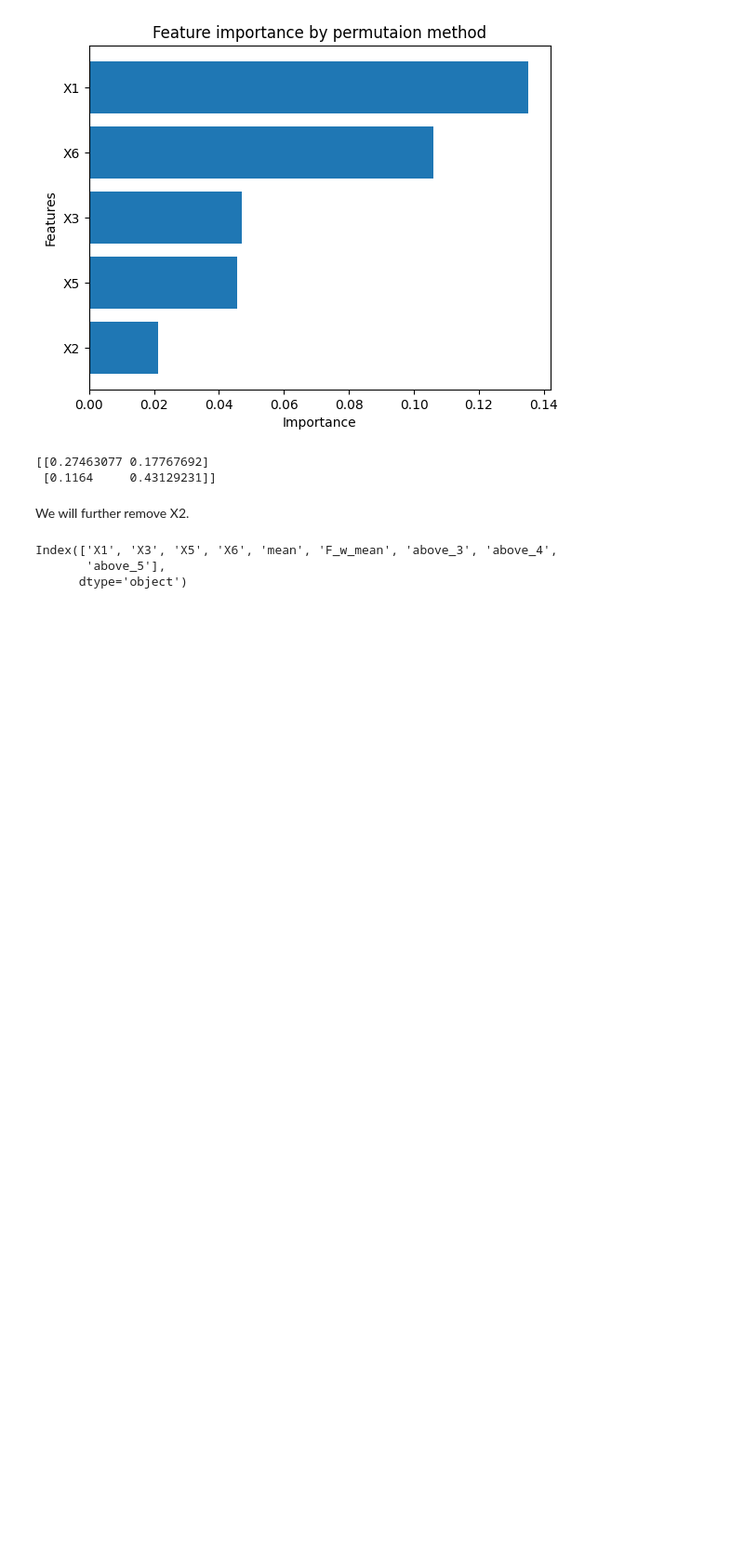
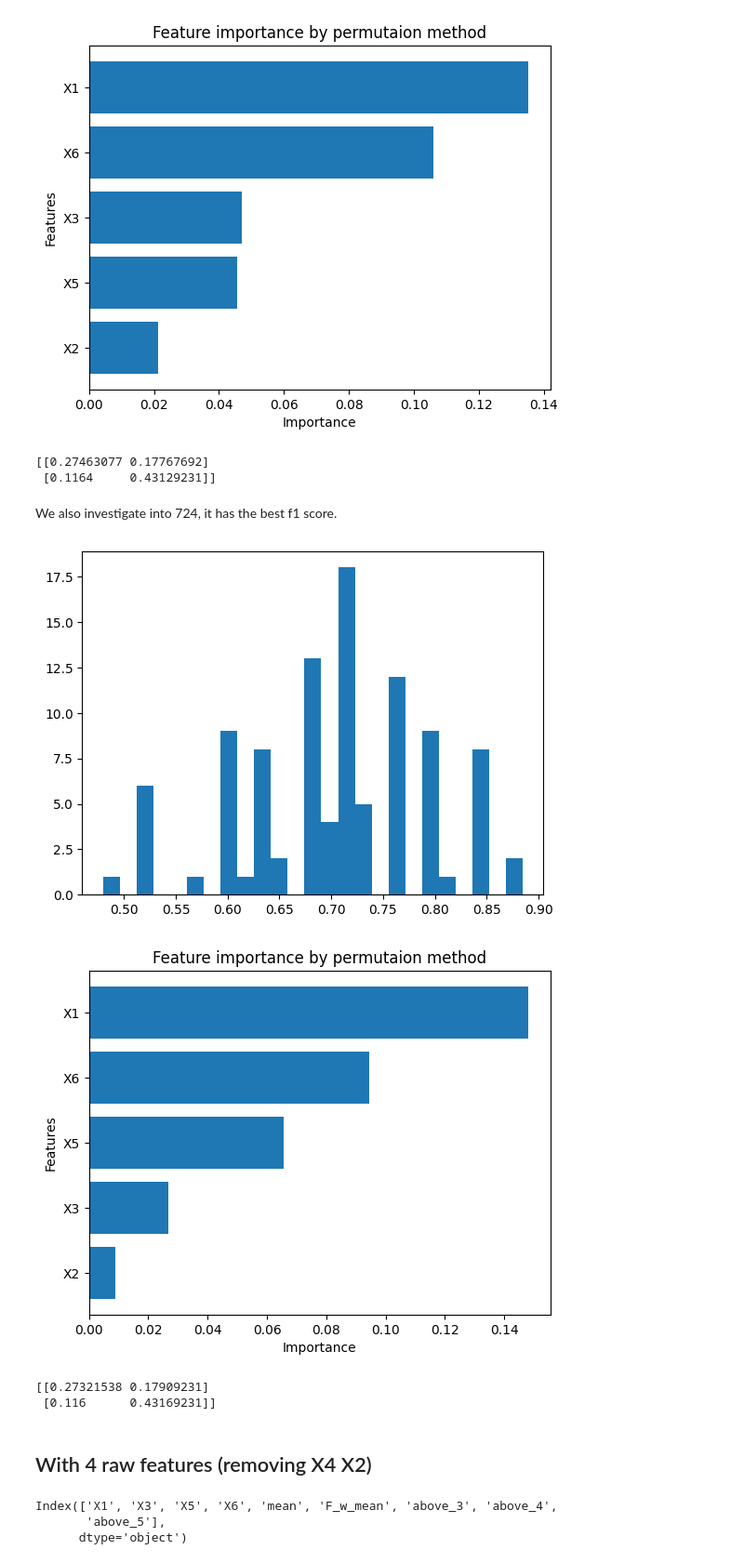
Before and after one commit to YCoeusZ/OAM6GH5slDAHadnQ, a Jupyter notebook: note_books/KNN_and_A_Standdard_Pipeline.ipynb, the cells around one changed output. Shown at 93% size. Drawn from its saved outputs; the diff is of its cells as text; code cells hidden in the pictures; blank space fills up the shorter version.

```diff
--- a/note_books/KNN_and_A_Standdard_Pipeline.ipynb
+++ b/note_books/KNN_and_A_Standdard_Pipeline.ipynb
@@ -1052,8 +1085,30 @@ training.show_result(splits=splits, pipe=pipe, feat=feat5, tar=tar)
 [figure]
 [[0.27463077 0.17767692]
  [0.1164     0.43129231]]
+# %% [markdown]
+We also investigate into 724, it has the best f1 score.
+# %%
+#724
+n_split = 5
+n_repeats = 20
+RSKF = RepeatedStratifiedKFold(n_splits=n_split, random_state=420, n_repeats=n_repeats)
+splits = list(RSKF.split(X=feat5, y=tar))
+
+pipe=Pipeline([
+    ("DataCreate", training.data_creator()),
+    ("DataSelector", training.data_selector(force=["X1","X6","F_w_mean"])),
+    ("scale",StandardScaler()),
+    ("KNN",KNeighborsClassifier(n_neighbors=5))]
+)
+
+training.show_result(splits=splits, pipe=pipe, feat=feat5, tar=tar)
+# %% [output]
+[figure, added]
+[figure, added]
+[[0.27321538 0.17909231]
+ [0.116      0.43169231]]
 # %% [markdown]
-We will further remove X2.
+## With 4 raw features (removing X4 X2)
 # %%
 df=pd.read_csv("../data/raw.csv")
 features=[feature for feature in list(df.columns)[1:] if feature not in ["X4", "X2"]]
```
Also changed, not shown: parts of 75 cells of this notebook, 20 other files.
